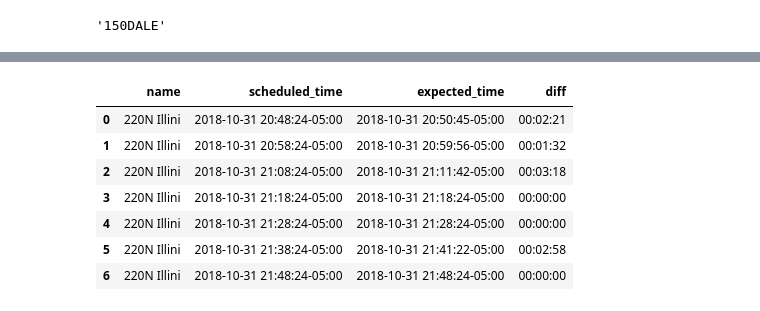
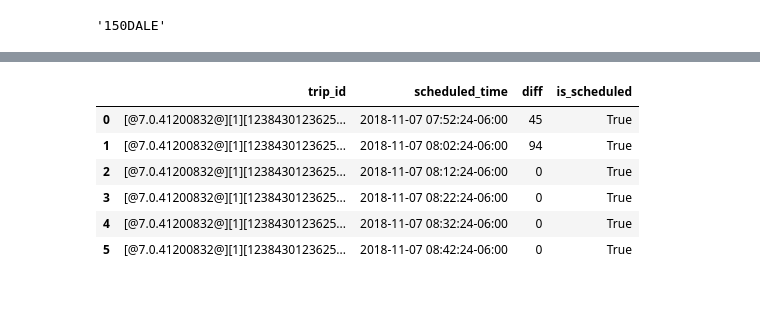
Before and after one commit to aarongros/UI-Hitch, a Jupyter notebook: BackEnd/CUMTD_data_collection.ipynb, the cells around one changed output, grey strips where cells are left out. Drawn from its saved outputs; the diff is of its cells as text; code cells hidden in the pictures.

```diff
--- a/BackEnd/CUMTD_data_collection.ipynb
+++ b/BackEnd/CUMTD_data_collection.ipynb
@@ -78,27 +80,27 @@ print(json['status']['msg'])
 ok
 # %%
-names = []
+trip_id = []
 scheduled = []
-expected = []
-diff = []
+diffs = []
+is_scheduled = []
 
 for departure in json['departures']:
-    names.append(departure['headsign'])
+    trip_id.append(departure['trip']['trip_id'])
     scheduled_time = datetime.fromisoformat(departure['scheduled'])
-    expected_time = datetime.fromisoformat(departure['expected'])
-    diff.append(expected_time - scheduled_time)
-    scheduled.append(scheduled_time)
-    expected.append(expected_time)
+    diff = (datetime.fromisoformat(departure['expected']) - scheduled_time).seconds
 
-df = pd.DataFrame({'name': names, 'scheduled_time': scheduled, 'expected_time': expected, 'diff': diff})
+    scheduled.append(str(scheduled_time))
+    diffs.append(diff)
+    is_scheduled.append(departure['is_scheduled'])
+
+df = pd.DataFrame({'trip_id': trip_id, 'scheduled_time': scheduled, 'diff': diffs, 'is_scheduled':is_scheduled})
 df
 # %% [output]
-|  | name | scheduled_time | expected_time | diff |
-| 0 | 220N Illini | 2018-10-31 20:48:24-05:00 | 2018-10-31 20:50:45-05:00 | 00:02:21 |
-| 1 | 220N Illini | 2018-10-31 20:58:24-05:00 | 2018-10-31 20:59:56-05:00 | 00:01:32 |
-| 2 | 220N Illini | 2018-10-31 21:08:24-05:00 | 2018-10-31 21:11:42-05:00 | 00:03:18 |
-| 3 | 220N Illini | 2018-10-31 21:18:24-05:00 | 2018-10-31 21:18:24-05:00 | 00:00:00 |
-| 4 | 220N Illini | 2018-10-31 21:28:24-05:00 | 2018-10-31 21:28:24-05:00 | 00:00:00 |
-| 5 | 220N Illini | 2018-10-31 21:38:24-05:00 | 2018-10-31 21:41:22-05:00 | 00:02:58 |
-| 6 | 220N Illini | 2018-10-31 21:48:24-05:00 | 2018-10-31 21:48:24-05:00 | 00:00:00 |
+|  | trip_id | scheduled_time | diff | is_scheduled |
+| 0 | [@7.0.41200832@][1][1238430123625... | 2018-11-07 07:52:24-06:00 | 45 | True |
+| 1 | [@7.0.41200832@][1][1238430123625... | 2018-11-07 08:02:24-06:00 | 94 | True |
+| 2 | [@7.0.41200832@][1][1238430123625... | 2018-11-07 08:12:24-06:00 | 0 | True |
+| 3 | [@7.0.41200832@][1][1238430123625... | 2018-11-07 08:22:24-06:00 | 0 | True |
+| 4 | [@7.0.41200832@][1][1238430123625... | 2018-11-07 08:32:24-06:00 | 0 | True |
+| 5 | [@7.0.41200832@][1][1238430123625... | 2018-11-07 08:42:24-06:00 | 0 | True |
 # %%
```
Also changed, not shown: parts of 19 cells of this notebook, 10 other files.
